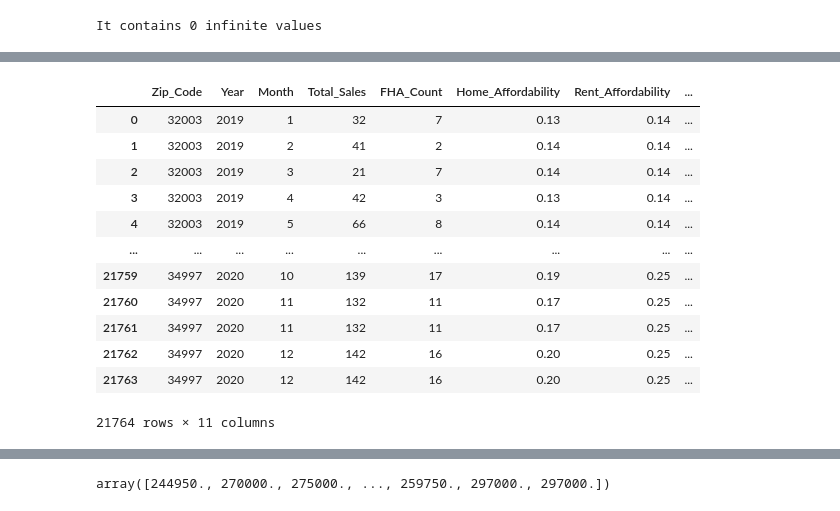
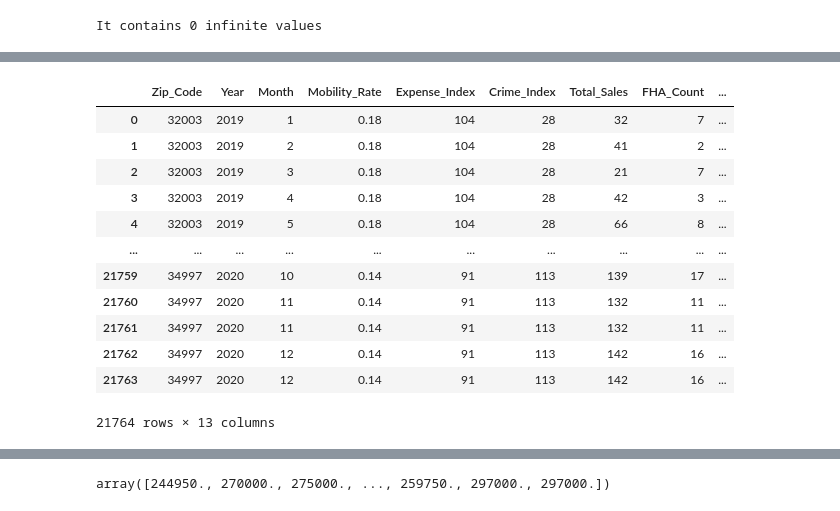
Before and after one commit to FinalProject-2021/Housing_Valuation, a Jupyter notebook: ML_model_JJ.ipynb, the cells around one changed output, grey strips where cells are left out. Saved outputs shown, nothing was run; the diff lists cells and outputs as text; code cells hidden in the pictures.

```diff
--- a/ML_model_JJ.ipynb
+++ b/ML_model_JJ.ipynb
@@ -34,7 +34,6 @@ Loan_Payment          float64
 Home_Affordability    float64
 dtype: object
 # %%
-ml_data = data[['Zip_Code', 'Year', 'Month', 'Total_Sales', 'FHA_Count',
-'Home_Affordability', 'Rent_Affordability', 'Sale_Price' ]]
+ml_data = data[['Zip_Code', 'Year', 'Month', 'Mobility_Rate', 'Expense_Index', 'Crime_Index' ,'Total_Sales', 'FHA_Count', 'Home_Affordability', 'Rent_Affordability', 'Sale_Price' ]]
 ml_data
 # %% [output]
@@ -68,4 +58,4 @@ It contains 0 infinite values
 # %%
-ml_data.sort_values(by = ['Zip_Code', 'Year', 'Month'], ascending = [True, True, True])
-ml_data
+ml_data_1mo = ml_data.sort_values(by = ['Zip_Code', 'Year', 'Month'], ascending = [True, True, True])
+ml_data_1mo
 # %% [output]
@@ -85,44 +75,35 @@ ml_data
 # %%
-ml_data['Last_Month_Price'] = ml_data.groupby(['Zip_Code'])['Sale_Price'].shift()
+ml_data_1mo['Last_Month_Price'] = ml_data_1mo.groupby(['Zip_Code'])['Sale_Price'].shift()
 
 
 
 price_difference = []
 
 # for (Sale_Price, Last_Month_Price) in test.iteritems():
 #     # sale = row.Sale_Price
 #     # last = row.Last_Month_Price
 #     price_difference.append(row)
 
-for column in ml_data[['Sale_Price', 'Last_Month_Price']]:
+for column in ml_data_1mo[['Sale_Price', 'Last_Month_Price']]:
    # Select column contents by column name using [] operator
-    current_sales = ml_data['Sale_Price'].values
-    last_sales = ml_data['Last_Month_Price'].values
+    current_sales = ml_data_1mo['Sale_Price'].values
+    last_sales = ml_data_1mo['Last_Month_Price'].values
     price_difference.append(current_sales-last_sales)
 
-ml_data['Last_Month_Diff'] = price_difference[0]
+ml_data_1mo['Last_Month_Diff'] = price_difference[0]
 
-price_change = []
-
-for row in ml_data['Last_Month_Diff']:
-    if row > 0:
-        price_change.append(1)
-    else:
-        price_change.append(0)
-ml_data['Price_Change_1mo'] = price_change
-
-ml_data
+ml_data_1mo
 # %% [output]
-|  | Zip_Code | Year | Month | Total_Sales | FHA_Count | Home_Affordability | Rent_Affordability | ... |
-| 0 | 32003 | 2019 | 1 | 32 | 7 | 0.13 | 0.14 | ... |
-| 1 | 32003 | 2019 | 2 | 41 | 2 | 0.14 | 0.14 | ... |
-| 2 | 32003 | 2019 | 3 | 21 | 7 | 0.14 | 0.14 | ... |
-| 3 | 32003 | 2019 | 4 | 42 | 3 | 0.13 | 0.14 | ... |
-| 4 | 32003 | 2019 | 5 | 66 | 8 | 0.14 | 0.14 | ... |
-| ... | ... | ... | ... | ... | ... | ... | ... | ... |
-| 21759 | 34997 | 2020 | 10 | 139 | 17 | 0.19 | 0.25 | ... |
-| 21760 | 34997 | 2020 | 11 | 132 | 11 | 0.17 | 0.25 | ... |
-| 21761 | 34997 | 2020 | 11 | 132 | 11 | 0.17 | 0.25 | ... |
-| 21762 | 34997 | 2020 | 12 | 142 | 16 | 0.20 | 0.25 | ... |
-| 21763 | 34997 | 2020 | 12 | 142 | 16 | 0.20 | 0.25 | ... |
+|  | Zip_Code | Year | Month | Mobility_Rate | Expense_Index | Crime_Index | Total_Sales | FHA_Count | ... |
+| 0 | 32003 | 2019 | 1 | 0.18 | 104 | 28 | 32 | 7 | ... |
+| 1 | 32003 | 2019 | 2 | 0.18 | 104 | 28 | 41 | 2 | ... |
+| 2 | 32003 | 2019 | 3 | 0.18 | 104 | 28 | 21 | 7 | ... |
+| 3 | 32003 | 2019 | 4 | 0.18 | 104 | 28 | 42 | 3 | ... |
+| 4 | 32003 | 2019 | 5 | 0.18 | 104 | 28 | 66 | 8 | ... |
+| ... | ... | ... | ... | ... | ... | ... | ... | ... | ... |
+| 21759 | 34997 | 2020 | 10 | 0.14 | 91 | 113 | 139 | 17 | ... |
+| 21760 | 34997 | 2020 | 11 | 0.14 | 91 | 113 | 132 | 11 | ... |
+| 21761 | 34997 | 2020 | 11 | 0.14 | 91 | 113 | 132 | 11 | ... |
+| 21762 | 34997 | 2020 | 12 | 0.14 | 91 | 113 | 142 | 16 | ... |
+| 21763 | 34997 | 2020 | 12 | 0.14 | 91 | 113 | 142 | 16 | ... |
-21764 rows × 11 columns
+21764 rows × 13 columns
```
Also changed, not shown: parts of 34 cells of this notebook.
